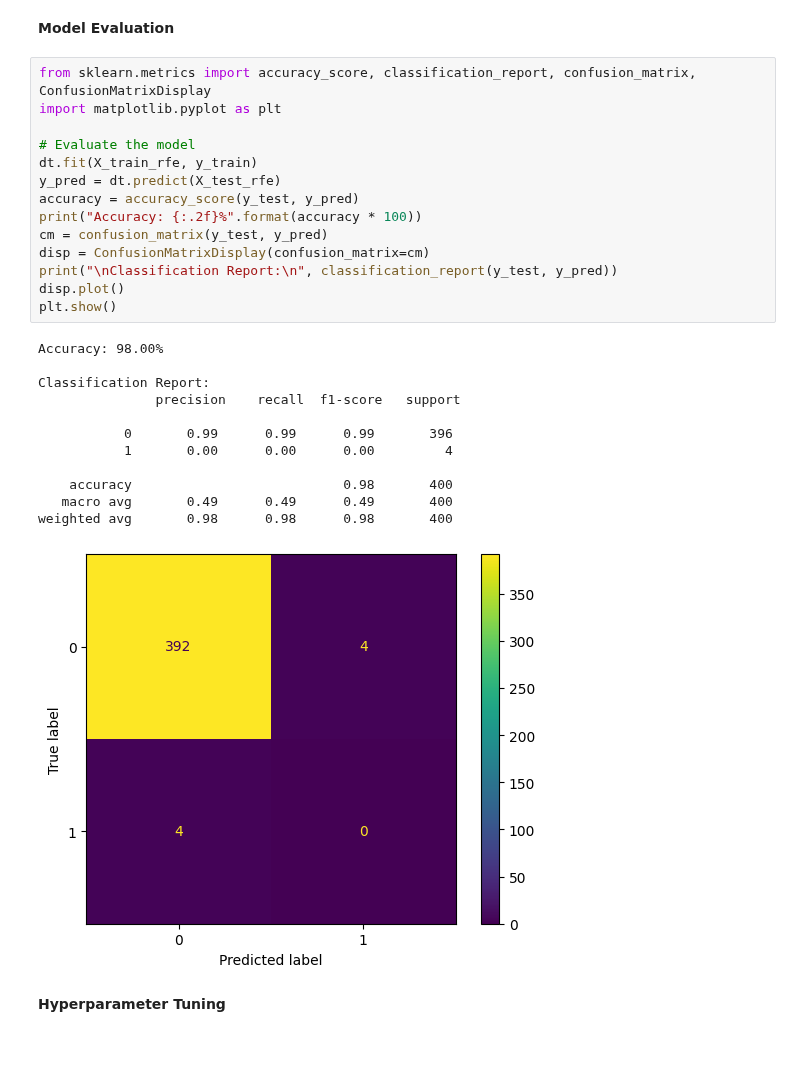
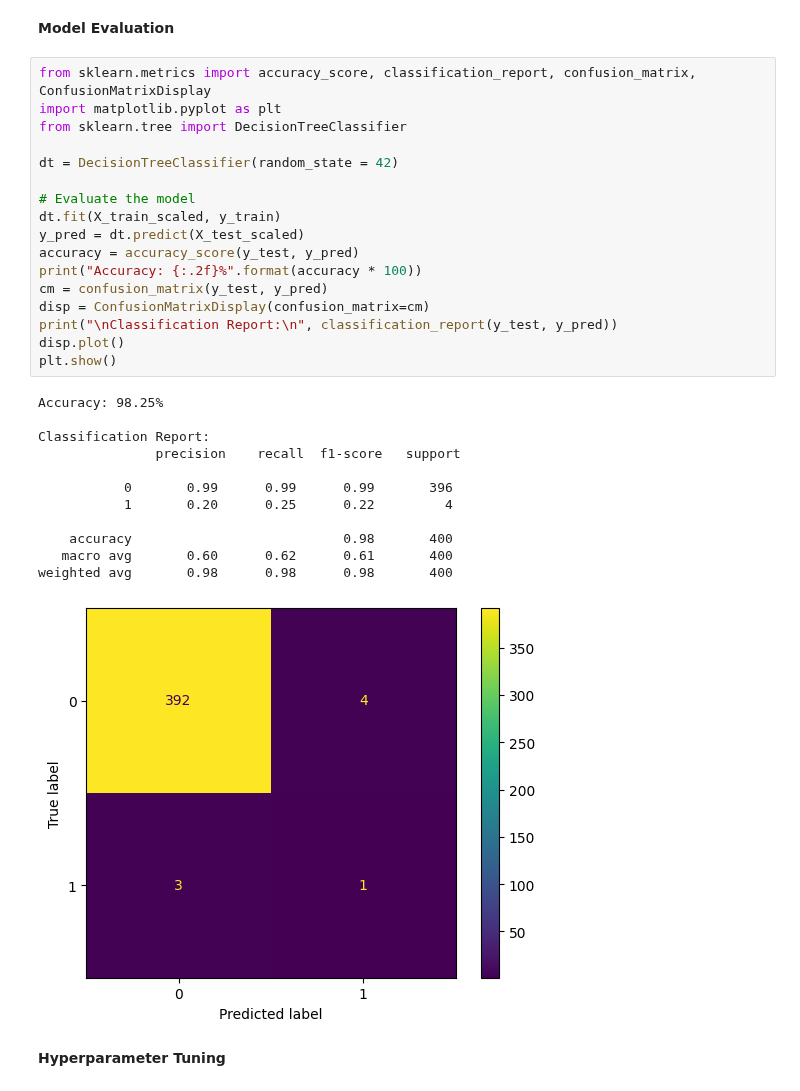
Before and after one commit to mel0778/dsa4263, a Jupyter notebook: code/model_dt.ipynb, the cells around one changed output. Saved outputs shown, nothing was run; the diff lists cells and outputs as text; blank space fills up the shorter version.

```diff
--- a/code/model_dt.ipynb
+++ b/code/model_dt.ipynb
@@ -151,30 +148,33 @@ Ranking of Feature Importance: [ 1  3  1 13  6 12  2  1 14 11  1 10  9  5  8  7
 # %%
 from sklearn.metrics import accuracy_score, classification_report, confusion_matrix, ConfusionMatrixDisplay
 import matplotlib.pyplot as plt
+from sklearn.tree import DecisionTreeClassifier
+
+dt = DecisionTreeClassifier(random_state = 42)
 
 # Evaluate the model
-dt.fit(X_train_rfe, y_train)
-y_pred = dt.predict(X_test_rfe)
+dt.fit(X_train_scaled, y_train)
+y_pred = dt.predict(X_test_scaled)
 accuracy = accuracy_score(y_test, y_pred)
 print("Accuracy: {:.2f}%".format(accuracy * 100))
 cm = confusion_matrix(y_test, y_pred)
 disp = ConfusionMatrixDisplay(confusion_matrix=cm)
 print("\nClassification Report:\n", classification_report(y_test, y_pred))
 disp.plot()
 plt.show()
 # %% [output]
-Accuracy: 98.00%
+Accuracy: 98.25%
 
 Classification Report:
                precision    recall  f1-score   support
 
            0       0.99      0.99      0.99       396
-           1       0.00      0.00      0.00         4
+           1       0.20      0.25      0.22         4
 
     accuracy                           0.98       400
-   macro avg       0.49      0.49      0.49       400
+   macro avg       0.60      0.62      0.61       400
 weighted avg       0.98      0.98      0.98       400
-[figure, old version]
+[figure, new version]
 # %% [markdown]
 **Hyperparameter Tuning**
 # %%
```
Also changed, not shown: parts of 16 cells of this notebook.
